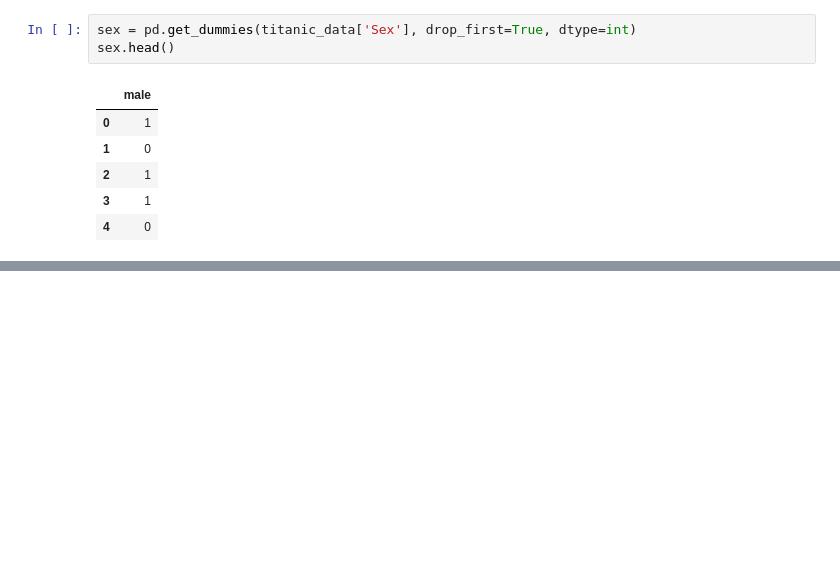
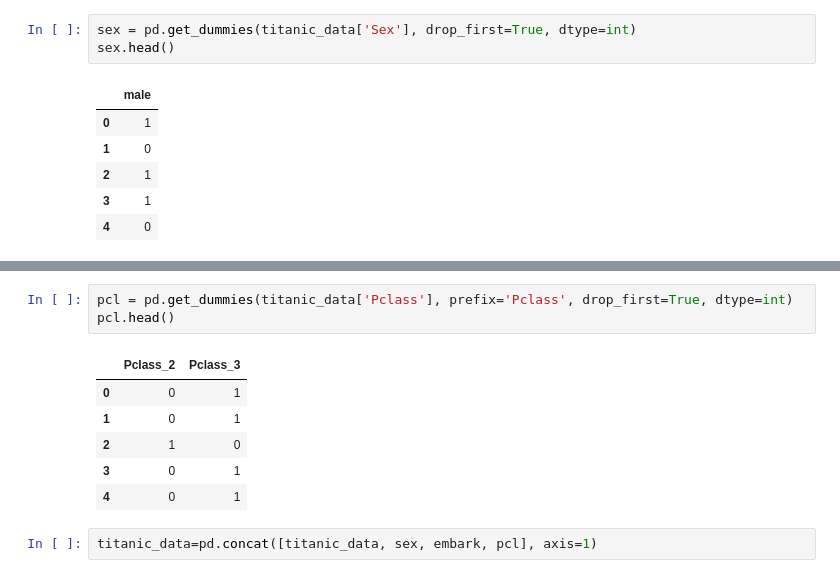
Before and after one commit to simocompsci/MLpractice, a Jupyter notebook: TP-KNN.ipynb, the cells around one changed output, grey strips where cells are left out. Cells and saved outputs as stored; diff of their text form; blank space fills up the shorter version.

```diff
--- a/TP-KNN.ipynb
+++ b/TP-KNN.ipynb
@@ -52,0 +63,12 @@ sex.head()
+# %%
+pcl = pd.get_dummies(titanic_data['Pclass'], prefix='Pclass', drop_first=True, dtype=int)
+pcl.head()
+# %% [output]
+|  | Pclass_2 | Pclass_3 |
+| 0 | 0 | 1 |
+| 1 | 0 | 1 |
+| 2 | 1 | 0 |
+| 3 | 0 | 1 |
+| 4 | 0 | 1 |
+# %%
+titanic_data=pd.concat([titanic_data, sex, embark, pcl], axis=1)
```
Also changed, not shown: parts of 9 cells of this notebook.
